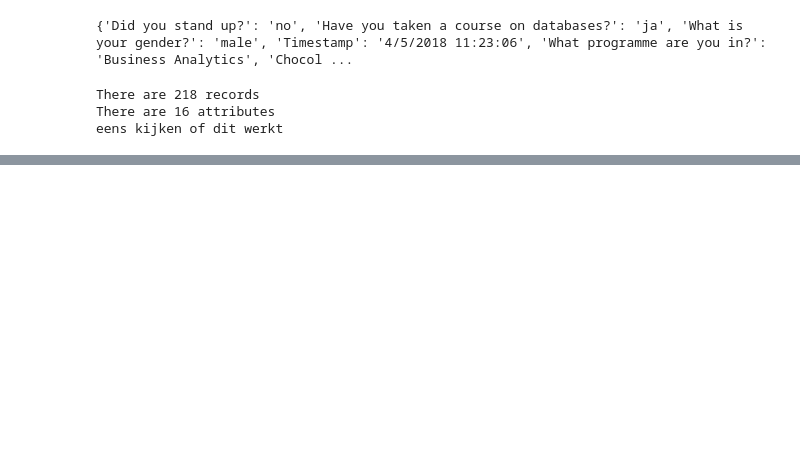
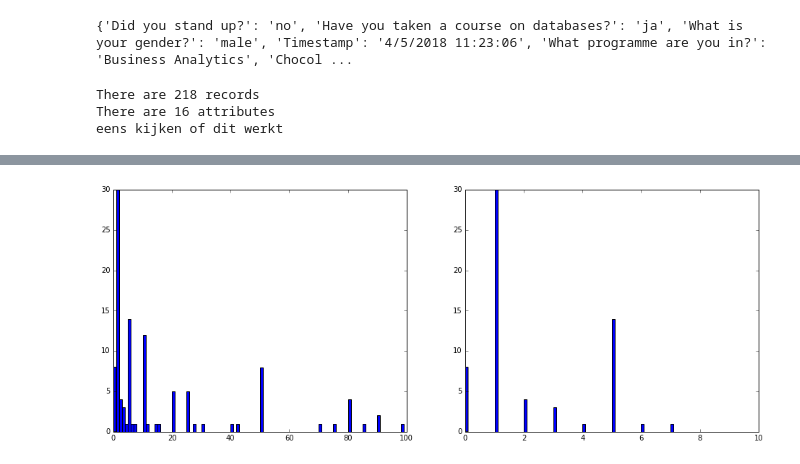
Before and after one commit to PimDijt/DMT, a Jupyter notebook: assignments/assignment1/ass1_rick.ipynb, the cells around one changed output, grey strips where cells are left out. Saved outputs shown, nothing was run; the diff lists cells and outputs as text; code cells hidden in the pictures; blank space fills up the shorter version.

```diff
--- a/assignments/assignment1/ass1_rick.ipynb
+++ b/assignments/assignment1/ass1_rick.ipynb
@@ -27,0 +59,12 @@ eens kijken of dit werkt
+# %%
+#
+key_comp = "You can get £100 if you win a local DM competition, or we don’t hold any competitions and I give everyone some money (not the same amount!). How much do you think you would get then? "
+comp_numbers = [csv_contents[x][key_comp] for x in range(len(csv_contents))]
+plt.figure(figsize=(16,6))
+plt.subplot(121)
+plt.hist(np.array([int(x) for x in comp_numbers if x.isdigit()]), np.arange(0,100,1))
+plt.subplot(122)
+plt.hist(np.array([int(x) for x in comp_numbers if x.isdigit()]), np.arange(0,10,.1))
+plt.show()
+# %% [output]
+[figure, added]
```
Also changed, not shown: parts of 4 cells of this notebook.
